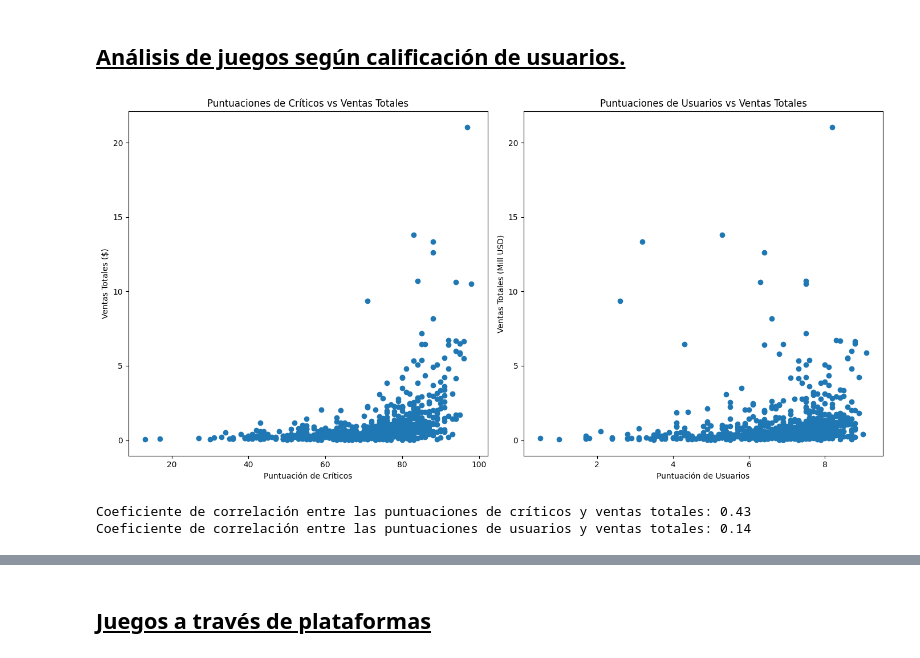
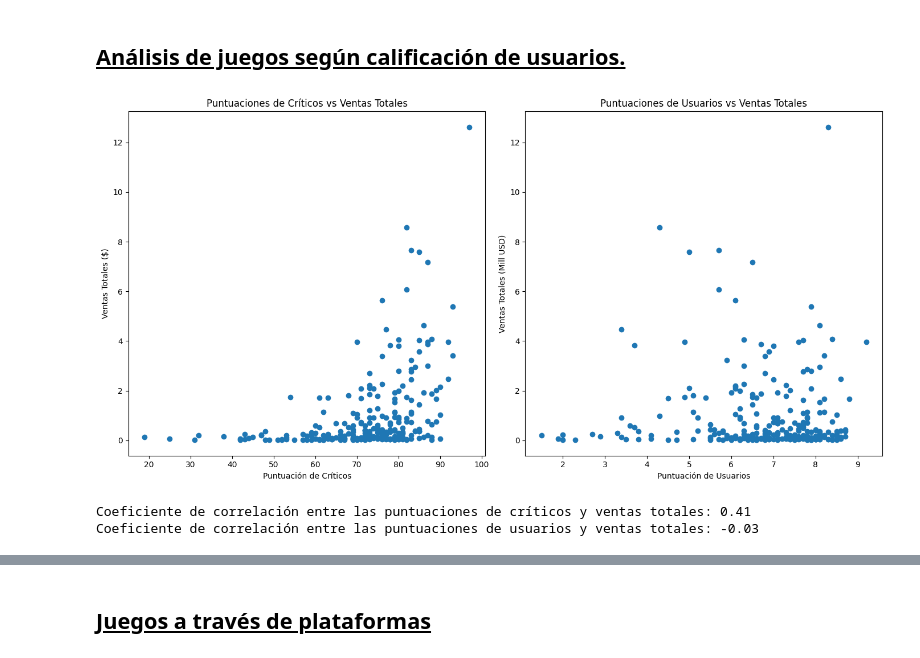
Before and after one commit to aldomelladop/s5_proyecto_integrado, a Jupyter notebook: notebooks/proyecto_sprint_5.ipynb, the cells around one changed output, grey strips where cells are left out. Cells and saved outputs as stored; diff of their text form; code cells hidden in the pictures.

```diff
--- a/notebooks/proyecto_sprint_5.ipynb
+++ b/notebooks/proyecto_sprint_5.ipynb
@@ -234,7 +239,8 @@ def show_summary(data_frame: pd.DataFrame):
         sns.countplot(y=column, data=data_frame)
         plt.show()
 # %%
-df_games = execute_analysis('games.csv', normalize_cols=True, check_duplicates=False, show_summary_flag=False)
+df_games = execute_analysis(
+    'games.csv', normalize_cols=True, check_duplicates=False, show_summary_flag=False)
 # %% [output]
 Intentando leer desde: e:\Documentos\TripleTen\s5_proyecto_integrado\datasets/games.csv
 No se encontró el archivo en: e:\Documentos\TripleTen\s5_proyecto_integrado\datasets/games.csv
@@ -408,5 +414,7 @@ print(f"{ratio * 100:.2f}%")
 1.61%
 # %%
 # Convertir los valores no enteros y NaN a NaN
-df_games['year_of_release'] = pd.to_numeric(df_games['year_of_release'], errors='coerce')     # Convierte no numéricos a NaN
+df_games['year_of_release'] = pd.to_numeric(
+    # Convierte no numéricos a NaN
+    df_games['year_of_release'], errors='coerce')
 # %% [markdown]
@@ -445,22 +453,24 @@ año_mas_reciente = df_games['year_of_release'].max()
 año_inicio = año_mas_reciente - 5  # Los últimos 5 años
 
 # Filtrar el DataFrame para incluir solo estos años
-df_games_recent = df_games[df_games['year_of_release'] >= año_inicio]
+df_games_recent = df_games[df_games['year_of_release'] > año_inicio].copy()
 # %%
 # Crear la columna 'total_sales' sumando j_p_sales, e_u_sales y n_a_sales
-df_games_recent['total_sales'] = df_games_recent['j_p_sales'] + df_games_recent['e_u_sales'] + df_games_recent['n_a_sales'] + df_games_recent['other_sales']
+df_games_recent['total_sales'] = df_games_recent['j_p_sales'] + \
+    df_games_recent['e_u_sales'] + \
+    df_games_recent['n_a_sales'] + df_games_recent['other_sales']
 
 # Crear el pivot table para ventas por plataforma y año
 ventas_por_plataforma_año = df_games_recent.pivot_table(index='year_of_release',
-                                                 values='total_sales',
-                                                 columns='platform',
-                                                 aggfunc='sum')
+                                                        values='total_sales',
+                                                        columns='platform',
+                                                        aggfunc='sum')
 
 # Sumar ventas totales para cada plataforma a lo largo de los años
 ventas_totales_por_plataforma = ventas_por_plataforma_año.sum().sort_values(ascending=False)
 
 # Seleccionar las top N plataformas con mayores ventas totales
-top_plataformas = ventas_totales_por_plataforma.head().index
+top_plataformas = ventas_totales_por_plataforma.head(10).index
 
 # Filtrar el pivot table para incluir solo las top plataformas
 ventas_top_plataformas = ventas_por_plataforma_año[top_plataformas]
@@ -476,7 +486,7 @@ plt.legend(title='Plataformas', bbox_to_anchor=(1.0, 1), loc='upper left')
 plt.tight_layout()
 
 # Ajustar los límites del eje X
-plt.xlim(2010, 2017)
+plt.xlim(2011, 2017)
 plt.grid()
 
 plt.show()
@@ -557,45 +555,47 @@ Es importante tener en cuenta que este análisis se basa únicamente en la visua
 
 <!-- Mira cómo las reseñas de usuarios y profesionales afectan las ventas de una plataforma popular (tu elección). Crea un gráfico de dispersión y calcula la correlación entre las reseñas y las ventas. Saca conclusiones. -->
 # %%
-ps3_games = df_games[df_games['platform'] == 'PS3']
+ps4_games = df_games_recent[df_games_recent['platform'] == 'PS4']
 
 # Asegurarse de que las puntuaciones están en formato numérico y no contienen 'tbd'
-ps3_games = ps3_games.replace('tbd', np.nan).dropna(
+ps4_games = ps4_games.replace('tbd', np.nan).dropna(
     subset=['user_score', 'critic_score'])
-ps3_games['user_score'] = ps3_games['user_score'].astype('float')
-ps3_games['critic_score'] = ps3_games['critic_score'].astype('float')
+ps4_games['user_score'] = ps4_games['user_score'].astype('float')
+ps4_games['critic_score'] = ps4_games['critic_score'].astype('float')
 
 # Configurar los subplots
 fig, ax = plt.subplots(1, 2, figsize=(14, 7))
 plt.grid()
 
 # Gráfico de dispersión para las puntuaciones de críticos y ventas totales
-ax[0].scatter(ps3_games['critic_score'], ps3_games['total_sales'])
+ax[0].scatter(ps4_games['critic_score'], ps4_games['total_sales'])
 ax[0].set_title('Puntuaciones de Críticos vs Ventas Totales')
 ax[0].set_xlabel('Puntuación de Críticos')
 ax[0].set_ylabel('Ventas Totales ($)')
 
 # Gráfico de dispersión para las puntuaciones de usuarios y ventas totales
-ax[1].scatter(ps3_games['user_score'], ps3_games['total_sales'])
+ax[1].scatter(ps4_games['user_score'], ps4_games['total_sales'])
 ax[1].set_title('Puntuaciones de Usuarios vs Ventas Totales')
 ax[1].set_xlabel('Puntuación de Usuarios')
 ax[1].set_ylabel('Ventas Totales (Mill USD)')
 
 # Mostrar el layout ajustado
 plt.grid()
 plt.tight_layout()
 plt.show()
 
 # Calcular el coeficiente de correlación de Pearson
-critic_corr = ps3_games['critic_score'].corr(ps3_games['total_sales'])
-user_corr = ps3_games['user_score'].corr(ps3_games['total_sales'])
+critic_corr = ps4_games['critic_score'].corr(ps4_games['total_sales'])
+user_corr = ps4_games['user_score'].corr(ps4_games['total_sales'])
 
-print(f"Coeficiente de correlación entre las puntuaciones de críticos y ventas totales: {critic_corr:.2f}")
-print(f"Coeficiente de correlación entre las puntuaciones de usuarios y ventas totales: {user_corr:.2f}")
+print(f"Coeficiente de correlación entre las puntuaciones de críticos y ventas totales: {
+      critic_corr:.2f}")
+print(f"Coeficiente de correlación entre las puntuaciones de usuarios y ventas totales: {
+      user_corr:.2f}")
 # %% [output]
-[figure, old version]
+[figure, new version]
-Coeficiente de correlación entre las puntuaciones de críticos y ventas totales: 0.43
-Coeficiente de correlación entre las puntuaciones de usuarios y ventas totales: 0.14
+Coeficiente de correlación entre las puntuaciones de críticos y ventas totales: 0.41
+Coeficiente de correlación entre las puntuaciones de usuarios y ventas totales: -0.03
 # %% [markdown]
 ## <u>Observaciones</u>
 
```
Also changed, not shown: parts of 27 cells of this notebook.
